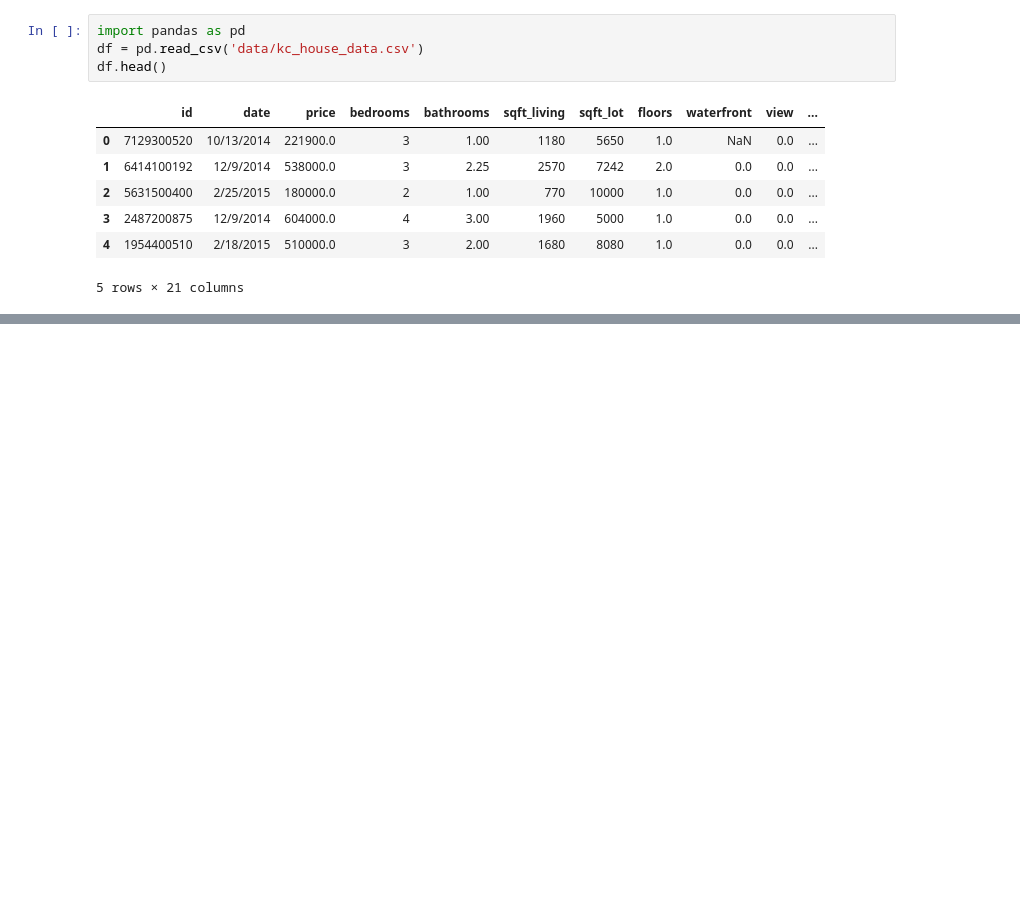
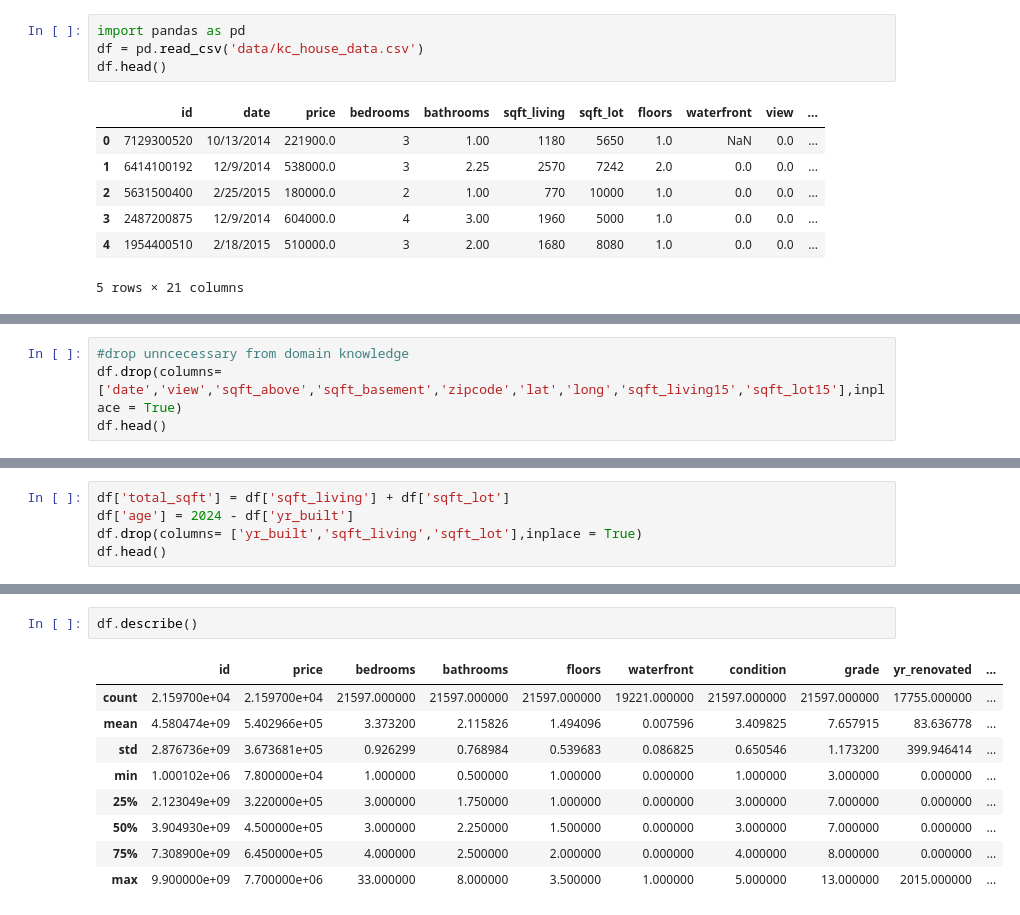
Before and after one commit to Leila-Nyambura/king-county-house-price-prediction-LRM, a Jupyter notebook: Leonard.ipynb, the cells around one changed output, grey strips where cells are left out. Cells and saved outputs as stored; diff of their text form; blank space fills up the shorter version.

```diff
--- a/Leonard.ipynb
+++ b/Leonard.ipynb
@@ -12,0 +78,4 @@ df.head()
+# %%
+#drop unncecessary from domain knowledge
+df.drop(columns= ['date','view','sqft_above','sqft_basement','zipcode','lat','long','sqft_living15','sqft_lot15'],inplace = True)
+df.head()
@@ -12,0 +89,5 @@ df.head()
+# %%
+df['total_sqft'] = df['sqft_living'] + df['sqft_lot']
+df['age'] = 2024 - df['yr_built']
+df.drop(columns= ['yr_built','sqft_living','sqft_lot'],inplace = True)
+df.head()
@@ -12,0 +139,12 @@ df.head()
+# %%
+df.describe()
+# %% [output]
+|  | id | price | bedrooms | bathrooms | floors | waterfront | condition | grade | yr_renovated | ... |
+| count | 2.159700e+04 | 2.159700e+04 | 21597.000000 | 21597.000000 | 21597.000000 | 19221.000000 | 21597.000000 | 21597.000000 | 17755.000000 | ... |
+| mean | 4.580474e+09 | 5.402966e+05 | 3.373200 | 2.115826 | 1.494096 | 0.007596 | 3.409825 | 7.657915 | 83.636778 | ... |
+| std | 2.876736e+09 | 3.673681e+05 | 0.926299 | 0.768984 | 0.539683 | 0.086825 | 0.650546 | 1.173200 | 399.946414 | ... |
+| min | 1.000102e+06 | 7.800000e+04 | 1.000000 | 0.500000 | 1.000000 | 0.000000 | 1.000000 | 3.000000 | 0.000000 | ... |
+| 25% | 2.123049e+09 | 3.220000e+05 | 3.000000 | 1.750000 | 1.000000 | 0.000000 | 3.000000 | 7.000000 | 0.000000 | ... |
+| 50% | 3.904930e+09 | 4.500000e+05 | 3.000000 | 2.250000 | 1.500000 | 0.000000 | 3.000000 | 7.000000 | 0.000000 | ... |
+| 75% | 7.308900e+09 | 6.450000e+05 | 4.000000 | 2.500000 | 2.000000 | 0.000000 | 4.000000 | 8.000000 | 0.000000 | ... |
+| max | 9.900000e+09 | 7.700000e+06 | 33.000000 | 8.000000 | 3.500000 | 1.000000 | 5.000000 | 13.000000 | 2015.000000 | ... |
```
Also changed, not shown: parts of 11 cells of this notebook.
